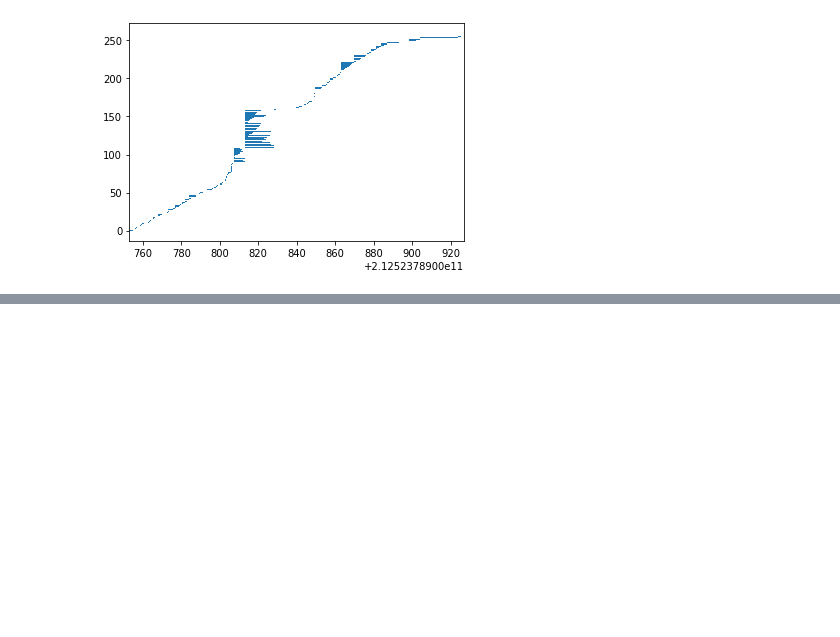
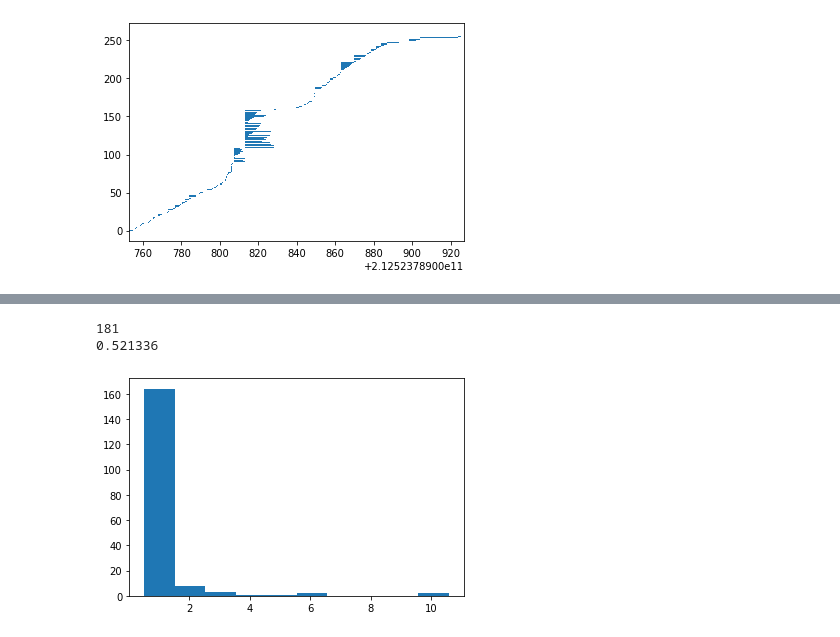
Before and after one commit to Parsl/dnpc, a Jupyter notebook: Untitled.ipynb, the cells around one changed output, grey strips where cells are left out. Cells and saved outputs as stored; diff of their text form; code cells hidden in the pictures; blank space fills up the shorter version.

Commit message:
Add basic work queue transaction_log importing

```diff
--- a/Untitled.ipynb
+++ b/Untitled.ipynb
@@ -190,0 +211,31 @@ plt.barh(range(0,len(duration_rows)), width=duration_rows, left=start_rows)
+# %%
+# lets get a histogram of task durations, using the same duration code as before, but using workqueue.task spans
+# as data source.
+
+# What's changed? the span type is `workqueue.task` instead of `parsl.task` and the start/end event names are
+# different - reflecting Work Queue's choice of event name.
+
+# The time format is also different here. That is something that should be normalised in the database though
+# so that time fields of arbitrary events make sense together.
+
+sql= """
+select end_event.time - start_event.time as duration
+from span, event as start_event, event as end_event
+where span.type='workqueue.task'
+and start_event.span_uuid = span.uuid and start_event.type = 'RUNNING'
+and end_event.span_uuid = span.uuid and end_event.type = 'DONE'
+order by duration;"""
+rows = list(c.execute(sql))
+print(len(rows))
+
+# rows is a list of one-element tuple (days,)
+# so extract that single value and rescale to seconds
+rows = [r[0] / 1000000 for r in rows]
+print(rows[0])
+
+plt.hist(rows)
+plt.show()
+# %% [output]
+181
+0.521336
+[figure, added]
```
Also changed, not shown: parts of 6 cells of this notebook, 2 other files.
